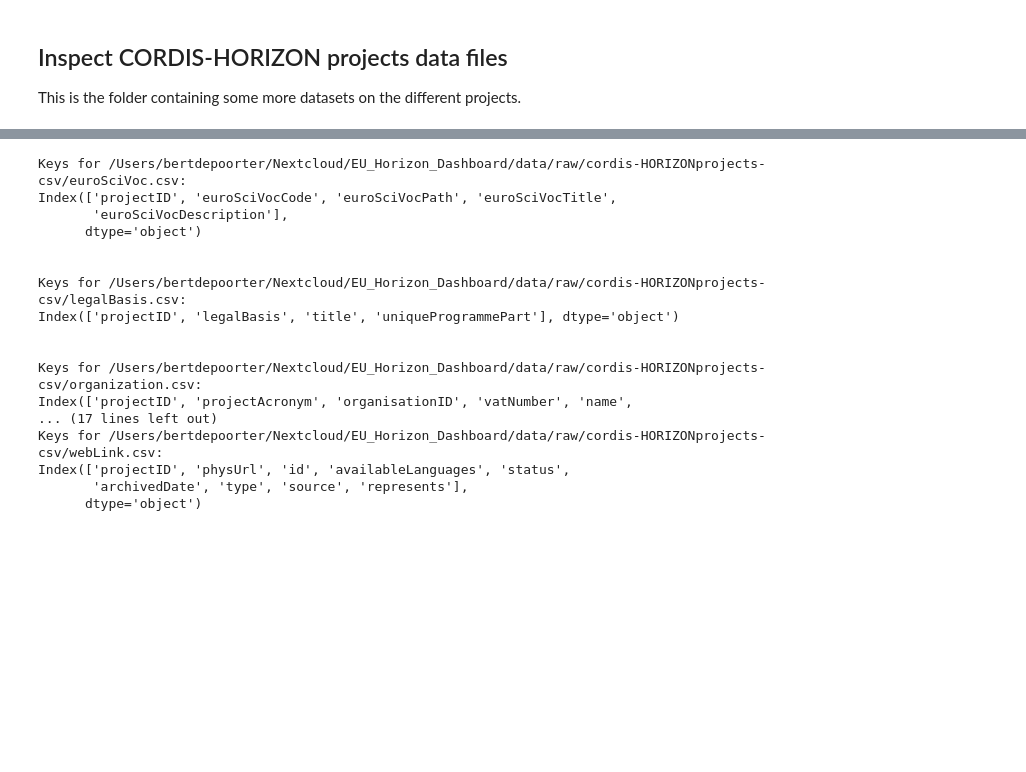
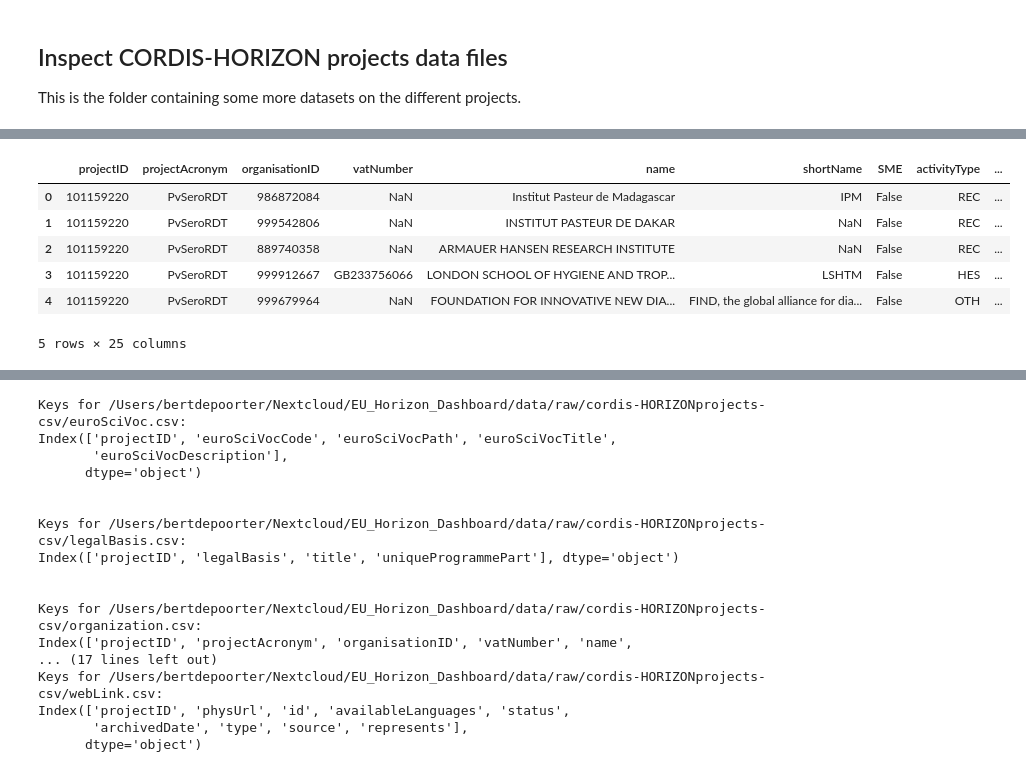
Before and after one commit to sulikismaylovv/EU_Horizon_Dashboard, a Jupyter notebook: notebooks/01_data_preparation.ipynb, the cells around one changed output, grey strips where cells are left out. Drawn from its saved outputs; the diff is of its cells as text; code cells hidden in the pictures; blank space fills up the shorter version.

```diff
--- a/notebooks/01_data_preparation.ipynb
+++ b/notebooks/01_data_preparation.ipynb
@@ -576,0 +595,10 @@ web_link_df = pd.read_csv(webLink_path, **read_csv_options)
+# %%
+organization_df.head()
+# %% [output]
+|  | projectID | projectAcronym | organisationID | vatNumber | name | shortName | SME | activityType | ... |
+| 0 | 101159220 | PvSeroRDT | 986872084 | NaN | Institut Pasteur de Madagascar | IPM | False | REC | ... |
+| 1 | 101159220 | PvSeroRDT | 999542806 | NaN | INSTITUT PASTEUR DE DAKAR | NaN | False | REC | ... |
+| 2 | 101159220 | PvSeroRDT | 889740358 | NaN | ARMAUER HANSEN RESEARCH INSTITUTE | NaN | False | REC | ... |
+| 3 | 101159220 | PvSeroRDT | 999912667 | GB233756066 | LONDON SCHOOL OF HYGIENE AND TROP... | LSHTM | False | HES | ... |
+| 4 | 101159220 | PvSeroRDT | 999679964 | NaN | FOUNDATION FOR INNOVATIVE NEW DIA... | FIND, the global alliance for dia... | False | OTH | ... |
+5 rows × 25 columns
```
Also changed, not shown: parts of 6 cells of this notebook, 3 other files.
